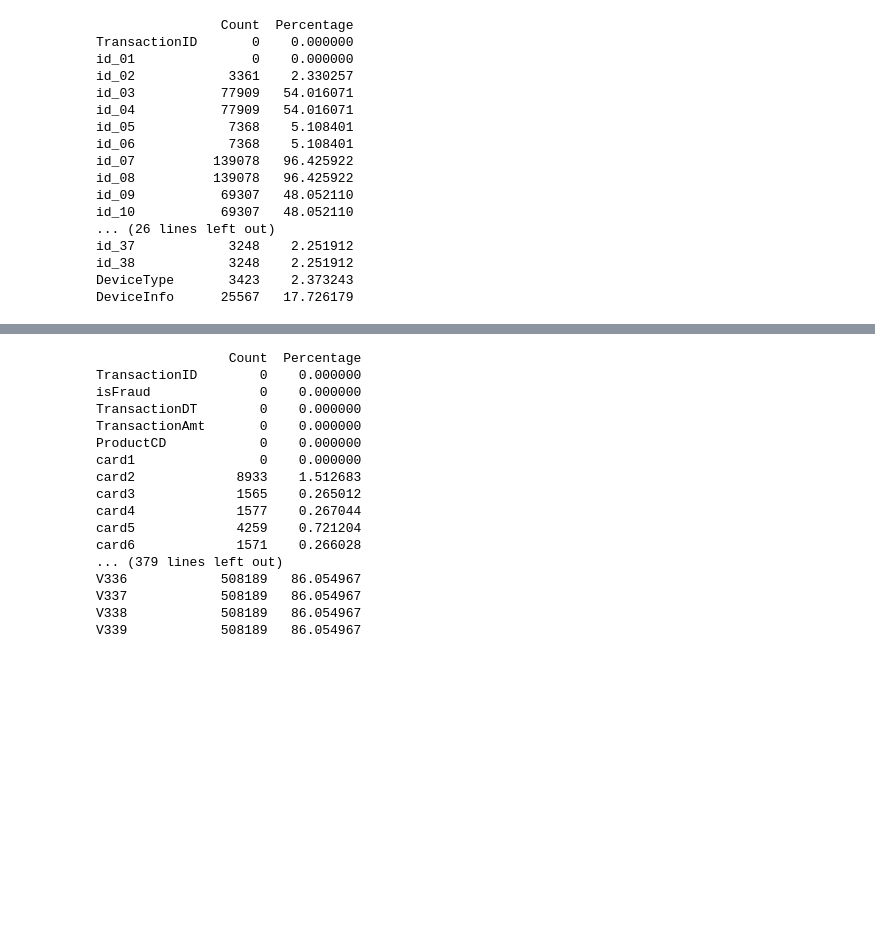
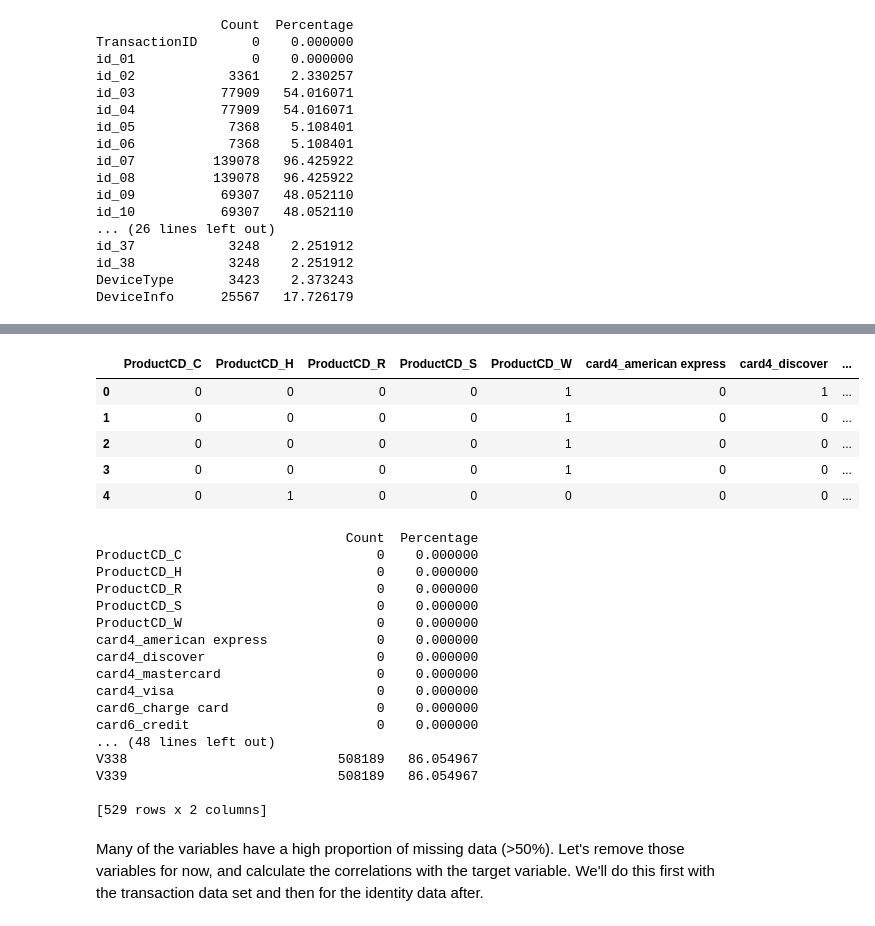
Before and after one commit to hxyue1/Fraud-Detection, a Jupyter notebook: EDA.ipynb, the cells around one changed output, grey strips where cells are left out. Drawn from its saved outputs; the diff is of its cells as text; code cells hidden in the pictures; blank space fills up the shorter version.

Commit message:
getting dummies

```diff
--- a/EDA.ipynb
+++ b/EDA.ipynb
@@ -97,0 +106,6 @@ DeviceInfo      25567   17.726179
+# %%
+strings = train_transaction.select_dtypes(include='object')
+numerics = train_transaction.select_dtypes(exclude='object')
+dummies = pd.get_dummies(strings)
+x_trans = pd.concat([dummies, numerics],axis=1)
+x_trans = x_trans.drop(['TransactionID','isFraud'],axis=1)
@@ -98,24 +130,35 @@ DeviceInfo      25567   17.726179
+# %%
+x_trans.head()
+# %% [output]
+|  | ProductCD_C | ProductCD_H | ProductCD_R | ProductCD_S | ProductCD_W | card4_american express | card4_discover | ... |
+| 0 | 0 | 0 | 0 | 0 | 1 | 0 | 1 | ... |
+| 1 | 0 | 0 | 0 | 0 | 1 | 0 | 0 | ... |
+| 2 | 0 | 0 | 0 | 0 | 1 | 0 | 0 | ... |
+| 3 | 0 | 0 | 0 | 0 | 1 | 0 | 0 | ... |
+| 4 | 0 | 1 | 0 | 0 | 0 | 0 | 0 | ... |
 # %%
-transaction_na_count = train_transaction.isnull().sum()
-transaction_na_prop = train_transaction.isnull().sum()/train_transaction.shape[0]*100
+transaction_na_count = x_trans.isnull().sum()
+transaction_na_prop = x_trans.isnull().sum()/x_trans.shape[0]*100
 transaction_na = pd.concat([transaction_na_count, transaction_na_prop], axis=1)
 transaction_na.columns = ['Count','Percentage']
 print(transaction_na)
 # %% [output]
-                 Count  Percentage
-TransactionID        0    0.000000
-isFraud              0    0.000000
-TransactionDT        0    0.000000
-TransactionAmt       0    0.000000
-ProductCD            0    0.000000
-card1                0    0.000000
-card2             8933    1.512683
-card3             1565    0.265012
-card4             1577    0.267044
-card5             4259    0.721204
-card6             1571    0.266028
-... (379 lines left out)
-V336            508189   86.054967
-V337            508189   86.054967
-V338            508189   86.054967
-V339            508189   86.054967
+                                Count  Percentage
+ProductCD_C                         0    0.000000
+ProductCD_H                         0    0.000000
+ProductCD_R                         0    0.000000
+ProductCD_S                         0    0.000000
+ProductCD_W                         0    0.000000
+card4_american express              0    0.000000
+card4_discover                      0    0.000000
+card4_mastercard                    0    0.000000
+card4_visa                          0    0.000000
+card6_charge card                   0    0.000000
+card6_credit                        0    0.000000
+... (48 lines left out)
+V338                           508189   86.054967
+V339                           508189   86.054967
+
+[529 rows x 2 columns]
+# %% [markdown]
+Many of the variables have a high proportion of missing data (>50%). Let's remove those variables for now, and calculate the correlations with the target variable. We'll do this first with the transaction data set and then for the identity data after.
```
Also changed, not shown: parts of 9 cells of this notebook, 1 other file.
